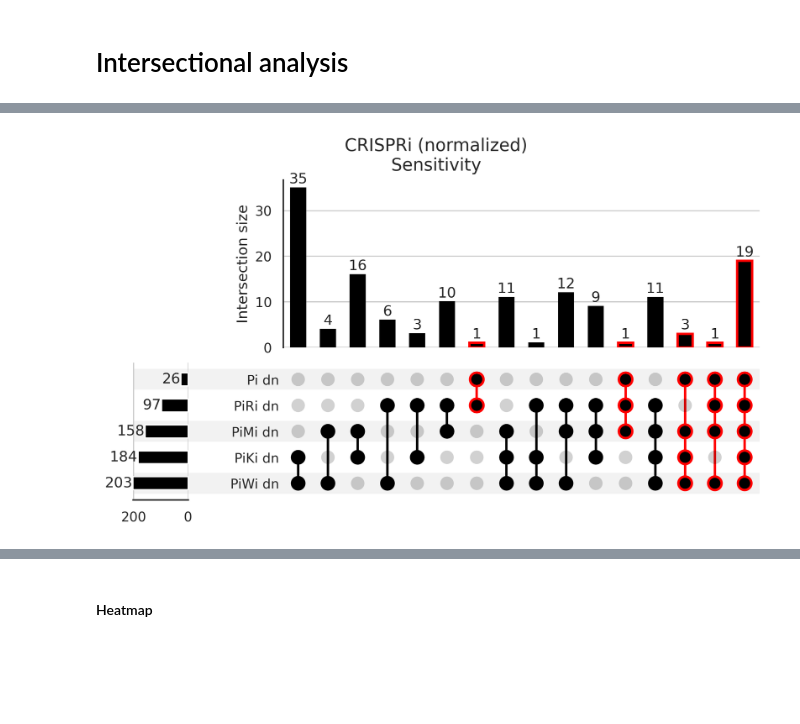
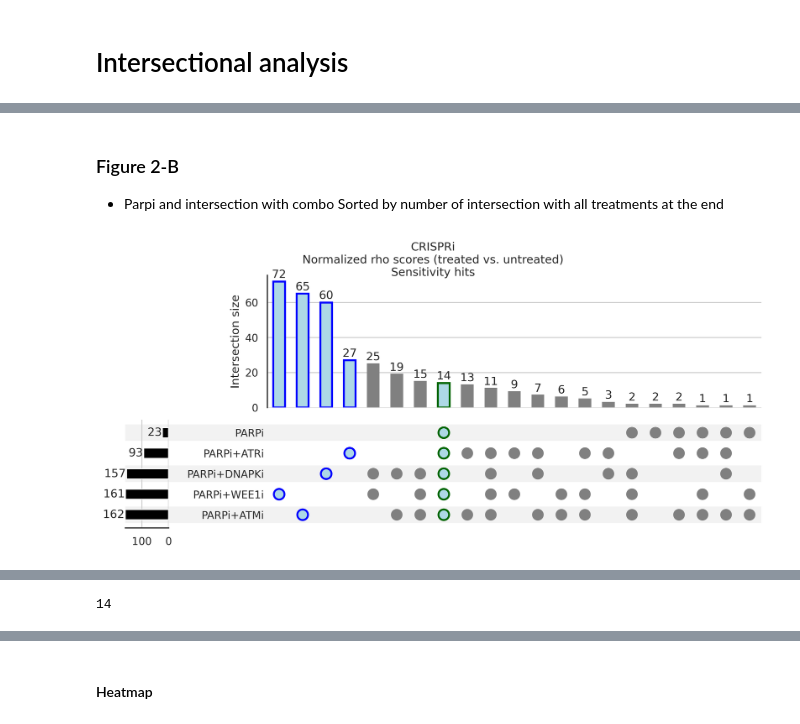
Before and after one commit to abearab/DDRi-screens, a Jupyter notebook: integrate-screens.ipynb, the cells around one changed output, grey strips where cells are left out. Saved outputs shown, nothing was run; the diff lists cells and outputs as text; code cells hidden in the pictures; blank space fills up the shorter version.

Commit message:
unique in combo

```diff
--- a/integrate-screens.ipynb
+++ b/integrate-screens.ipynb
@@ -269,10 +278,17 @@ Scatter plot between normalized and not normalized ...
 # %%
-data = pd.concat([Ci_df_rho_norm, Ci_df.filter(regex='pvalue$', axis=1)],axis=1).sort_index(axis=1)
-data
+data = pd.concat([
+    Ci_df_rho_norm,
+    # Ci_df_rho,
+    Ci_df.filter(regex='pvalue$', axis=1)],axis=1).sort_index(axis=1)
 
-for screen in Ci_data.keys():
+rho_thr  = 4
+pval_thr = 0.001
+
+
+for abb in drug_names:
+    screen = drug_names[abb]
     print (screen)
-    up,dn = find_top(data.filter(regex=f'Ci.{screen}*',axis=1),f'Ci.{screen}.rho',5,f'Ci.{screen}.pvalue',0.01)
+    up,dn = find_top(data.filter(regex=f'Ci.{abb}*',axis=1),f'Ci.{abb}.rho',rho_thr,f'Ci.{abb}.pvalue',pval_thr)
     Ci_data[screen]['up'] = up.index.to_list()
     Ci_data[screen]['dn'] = dn.index.to_list()
     print ('_'*8)
@@ -335,28 +473,52 @@ def Ci_make_two_upsetplot(UpSetData_up,UpSetData_dn,name):
+# %% [markdown]
+### Figure 2-B
+- Parpi and intersection with combo Sorted by number of intersection with all treatments at the end
 # %%
 %%time
-UpSetData_Pi_up = from_contents(dict([(screen+' up',Ci_data[screen]['up']) for screen in Ci_data if 'Pi' in screen]))
-UpSetData_Pi_dn = from_contents(dict([(screen+' dn',Ci_data[screen]['dn']) for screen in Ci_data if 'Pi' in screen]))
+# UpSetData_Pi_up = from_contents(dict([(screen+' up',Ci_data[screen]['up']) for screen in Ci_data if 'PARPi' in screen]))
+UpSetData_Pi_dn = from_contents(dict([(screen,Ci_data[screen]['dn']) for screen in Ci_data if 'PARPi' in screen]))
 
 # Ci_make_two_upsetplot(UpSetData_Pi_up, UpSetData_Pi_dn,'rho_zscore_CRISPRi_Pi_upsetplot')
 fig_u2 = plt.figure(figsize=(5, 5), dpi=300)
 u2 = UpSet(
     UpSetData_Pi_dn,
     subset_size='count',
 #     orientation='vertiCil',
     show_counts='%d',
-    min_degree=2
+    min_degree=1,
+
+    sort_by='cardinality',
+    # orientation='vertiCil',
+    other_dots_color=0.001,
+    # shading_color=0,
+    with_lines=False,
+
 )
 
 u2.style_subsets(
-    present="Pi dn",
+    max_degree = 10,
+    facecolor = 'grey',
+)
+
+u2.style_subsets(
+    min_degree=5,
+    # present="PARPi",
     # absent="cat1",
-    edgecolor="red",
+    facecolor='lightblue',edgecolor="darkgreen",
+    linewidth=2
+)
+
+u2.style_subsets(
+    max_degree=1,
+    absent="PARPi",
+    facecolor='lightblue',edgecolor="blue",
     linewidth=2
 )
 
 u2.plot(fig = fig_u2)
 
-fig_u2.suptitle('CRISPRi (normalized)\nSensitivity')
+fig_u2.suptitle('CRISPRi\nNormalized rho scores (treated vs. untreated)\nSensitivity hits',fontsize=12)
+plt.savefig('figures/FIGURE2-B.pdf')
 plt.show()
 # %% [output]
-[figure, old version]
+[figure, new version]
@@ -366,6 +528,10 @@ Wall time: 420 ms
 query_dict = dict([(screen+' dn',Ci_data[screen]['dn']) for screen in Ci_data if 'Pi' in screen])
 
 sensitivity_genes = reduce(set.intersection, (set(val) for val in query_dict.values()))
+# %%
+len(sensitivity_genes)
+# %% [output]
+14
 # %%
 for i in sensitivity_genes:
     print(i)
```
Also changed, not shown: parts of 54 cells of this notebook, 13 other files.
